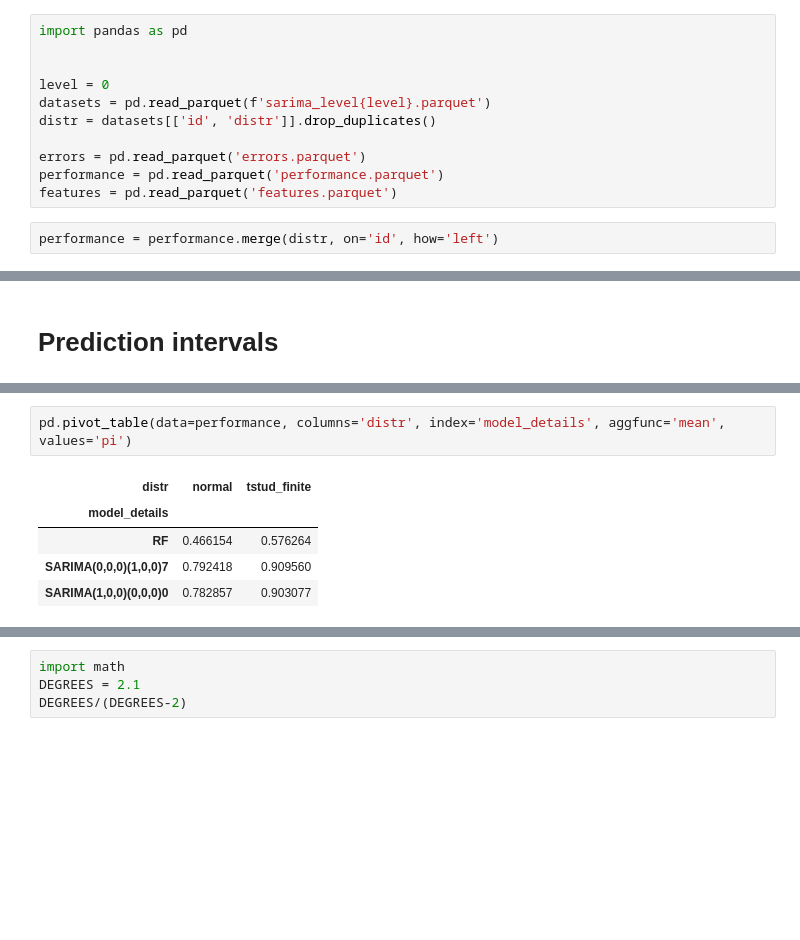
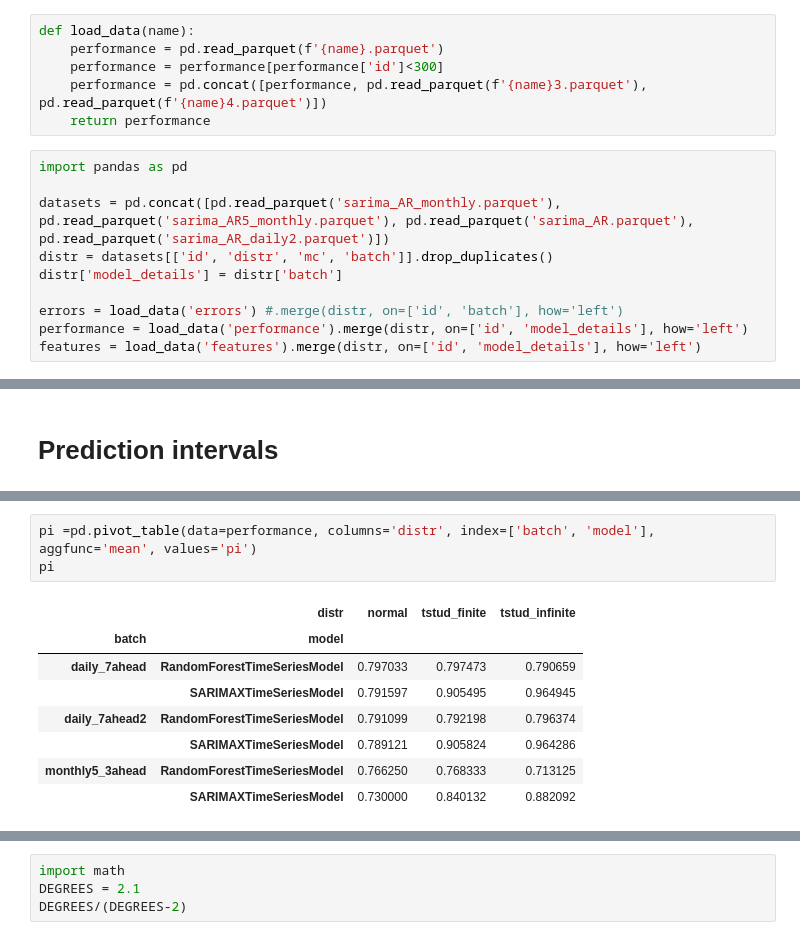
Before and after one commit to lady-pandas/sklearn-ts, a Jupyter notebook: sklearn_ts/research/interpret_results.ipynb, the cells around one changed output, grey strips where cells are left out. Drawn from its saved outputs; the diff is of its cells as text; blank space fills up the shorter version.

```diff
--- a/sklearn_ts/research/interpret_results.ipynb
+++ b/sklearn_ts/research/interpret_results.ipynb
@@ -1,13 +1,16 @@
-# %%
-import pandas as pd
-
-
-level = 0
-datasets = pd.read_parquet(f'sarima_level{level}.parquet')
-distr = datasets[['id', 'distr']].drop_duplicates()
-
-errors = pd.read_parquet('errors.parquet')
-performance = pd.read_parquet('performance.parquet')
-features = pd.read_parquet('features.parquet')
-# %%
-performance = performance.merge(distr, on='id', how='left')
+# %%
+def load_data(name):
+    performance = pd.read_parquet(f'{name}.parquet')
+    performance = performance[performance['id']<300]
+    performance = pd.concat([performance, pd.read_parquet(f'{name}3.parquet'), pd.read_parquet(f'{name}4.parquet')])
+    return performance
+# %%
+import pandas as pd
+
+datasets = pd.concat([pd.read_parquet('sarima_AR_monthly.parquet'), pd.read_parquet('sarima_AR5_monthly.parquet'), pd.read_parquet('sarima_AR.parquet'), pd.read_parquet('sarima_AR_daily2.parquet')])
+distr = datasets[['id', 'distr', 'mc', 'batch']].drop_duplicates()
+distr['model_details'] = distr['batch']
+
+errors = load_data('errors') #.merge(distr, on=['id', 'batch'], how='left')
+performance = load_data('performance').merge(distr, on=['id', 'model_details'], how='left')
+features = load_data('features').merge(distr, on=['id', 'model_details'], how='left')
@@ -16,8 +32,12 @@ performance = performance.merge(distr, on='id', how='left')
 # %%
-pd.pivot_table(data=performance, columns='distr', index='model_details', aggfunc='mean', values='pi')
+pi =pd.pivot_table(data=performance, columns='distr', index=['batch', 'model'], aggfunc='mean', values='pi')
+pi
 # %% [output]
-| distr | normal | tstud_finite |
-| model_details |  |  |
-| RF | 0.466154 | 0.576264 |
-| SARIMA(0,0,0)(1,0,0)7 | 0.792418 | 0.909560 |
-| SARIMA(1,0,0)(0,0,0)0 | 0.782857 | 0.903077 |
+|  | distr | normal | tstud_finite | tstud_infinite |
+| batch | model |  |  |  |
+| daily_7ahead | RandomForestTimeSeriesModel | 0.797033 | 0.797473 | 0.790659 |
+|  | SARIMAXTimeSeriesModel | 0.791597 | 0.905495 | 0.964945 |
+| daily_7ahead2 | RandomForestTimeSeriesModel | 0.791099 | 0.792198 | 0.796374 |
+|  | SARIMAXTimeSeriesModel | 0.789121 | 0.905824 | 0.964286 |
+| monthly5_3ahead | RandomForestTimeSeriesModel | 0.766250 | 0.768333 | 0.713125 |
+|  | SARIMAXTimeSeriesModel | 0.730000 | 0.840132 | 0.882092 |
```
Also changed, not shown: parts of 37 cells of this notebook, 28 other files.
